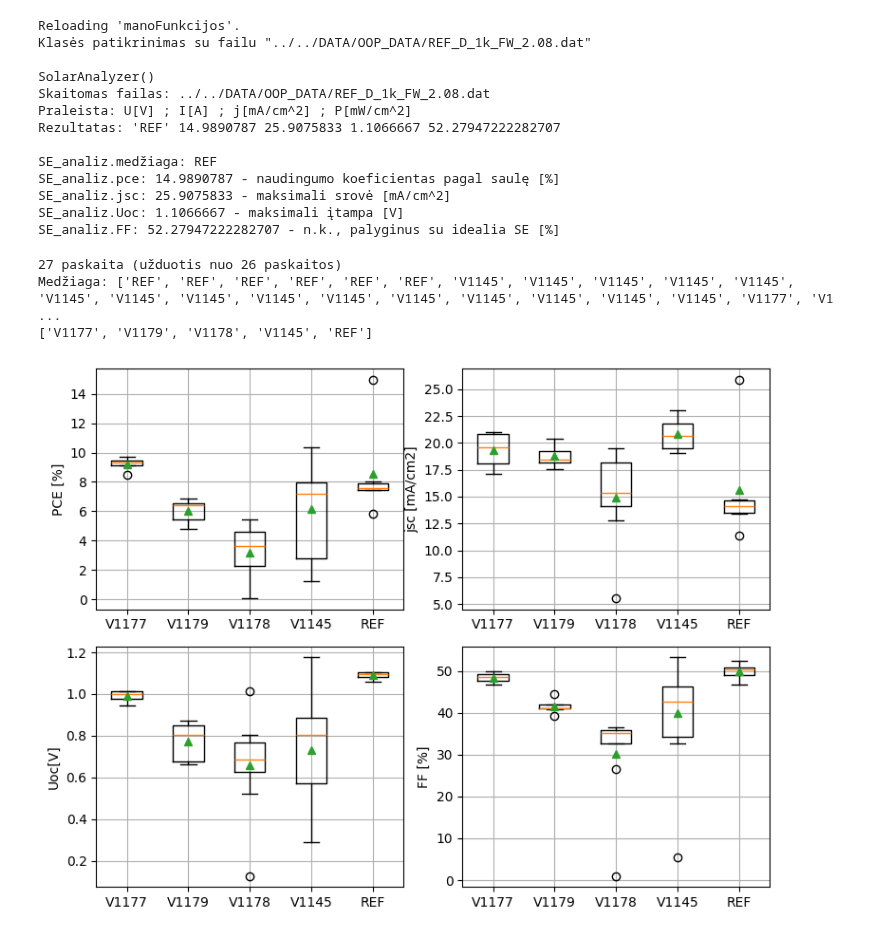
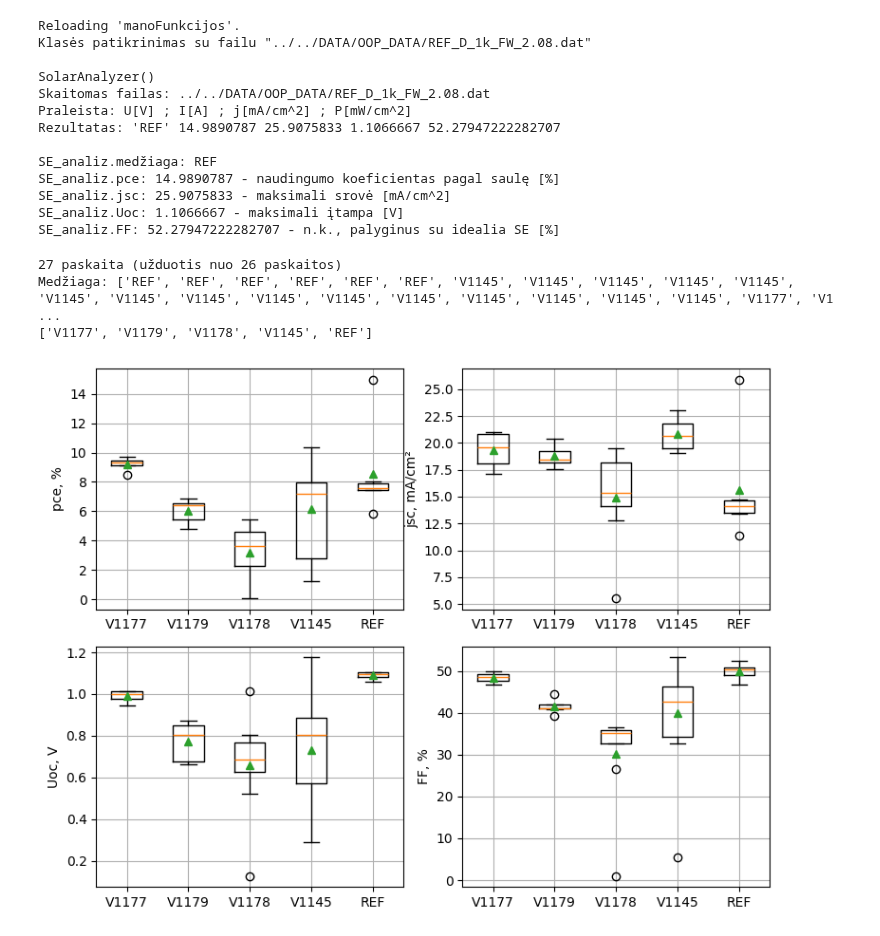
Before and after one commit to ISeeBugsEverywhere/DataScienceNotebooks, a Jupyter notebook: Studentai/MykolasOK/2024-08-28.ipynb, the cells around one changed output. Drawn from its saved outputs; the diff is of its cells as text; code cells hidden in the pictures.

```diff
--- a/Studentai/MykolasOK/2024-08-28.ipynb
+++ b/Studentai/MykolasOK/2024-08-28.ipynb
@@ -108,35 +108,35 @@ for i in range(n):
 
 for i in range(n):
     FF_D[medžiaga[i]].append(FF_L[i])
 # print(FF_D)
 
 # išvesti rezultatus
 fig, ((ax1, ax2), (ax3, ax4)) = plt.subplots(2,2,figsize=(8,6))
 
 ax1.boxplot(pceD.values(),showmeans=True,showfliers=True)
 ax1.set_xticklabels(medUnique)
-ax1.set_ylabel('PCE [%]')
+ax1.set_ylabel('pce, %')
 ax1.grid()
 
 ax2.boxplot(jscD.values(),showmeans=True,showfliers=True)
 ax2.set_xticklabels(medUnique)
-ax2.set_ylabel('jsc [mA/cm2]')
+ax2.set_ylabel('jsc, mA/cm²')
 ax2.grid()
 
 ax3.boxplot(UocD.values(),showmeans=True,showfliers=True)
 ax3.set_xticklabels(medUnique)
-ax3.set_ylabel('Uoc[V]')
+ax3.set_ylabel('Uoc, V')
 ax3.grid()
 
 ax4.boxplot(FF_D.values(),showmeans=True,showfliers=True)
 ax4.set_xticklabels(medUnique)
-ax4.set_ylabel('FF [%]')
+ax4.set_ylabel('FF, %')
 ax4.grid()
 
 fig.tight_layout()
 plt.show()
 # %% [output]
 27 paskaita (užduotis nuo 26 paskaitos)
 Medžiaga: ['REF', 'REF', 'REF', 'REF', 'REF', 'REF', 'V1145', 'V1145', 'V1145', 'V1145', 'V1145', 'V1145', 'V1145', 'V1145', 'V1145', 'V1145', 'V1145', 'V1145', 'V1145', 'V1145', 'V1145', 'V1177', 'V1 ...
 ['V1177', 'V1179', 'V1178', 'V1145', 'REF']
-[figure, old version]
+[figure, new version]
```
